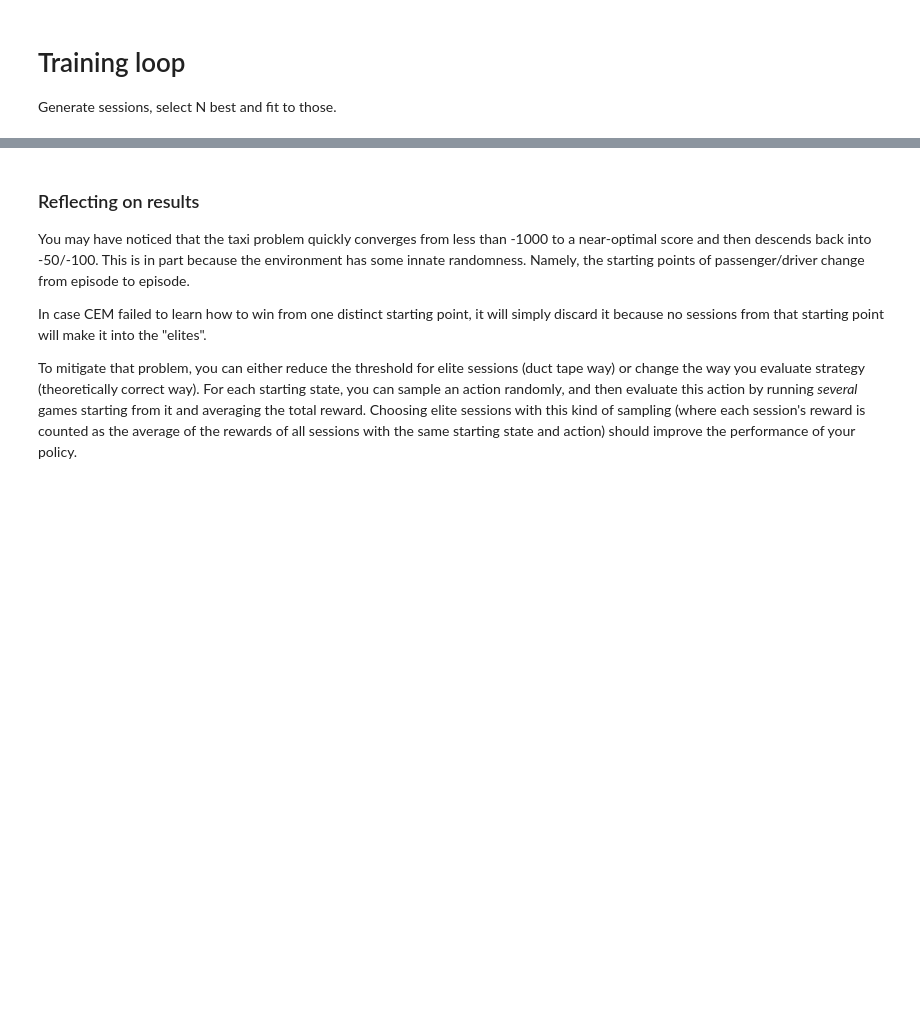
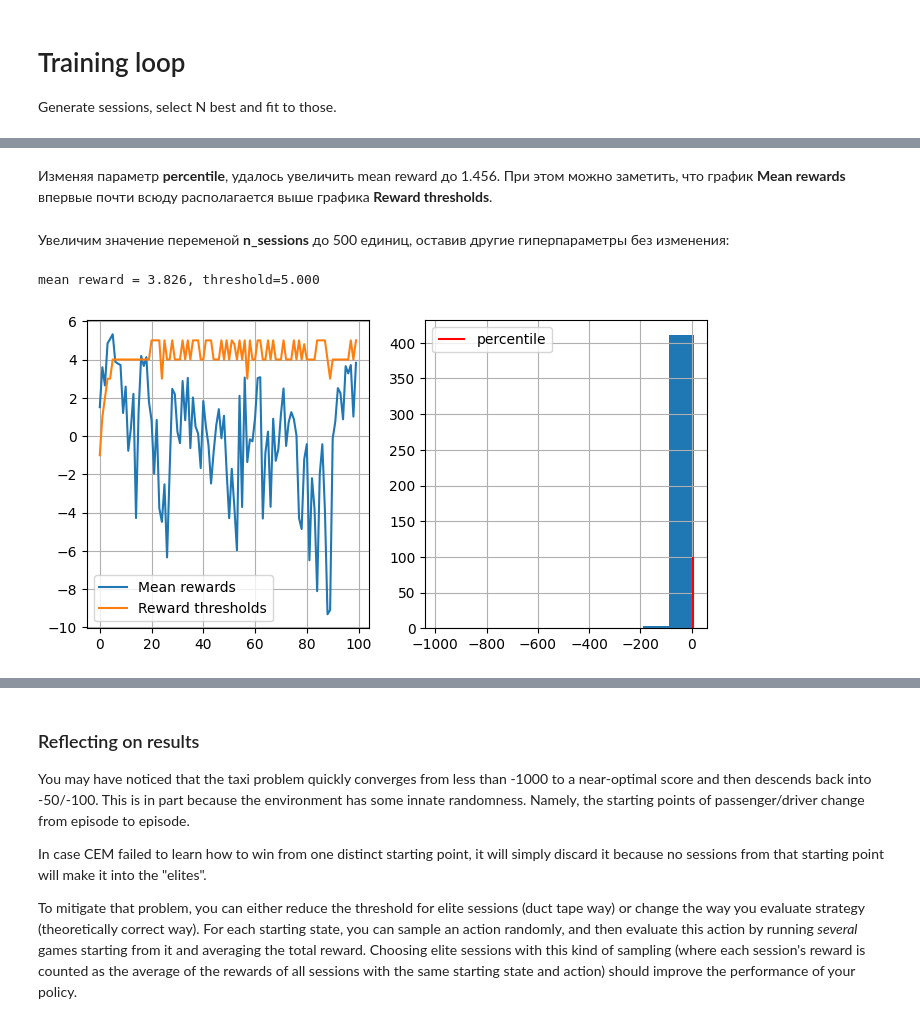
Before and after one commit to MLSukhanov/RL, a Jupyter notebook: crossentropy_method.ipynb, the cells around one changed output, grey strips where cells are left out. Drawn from its saved outputs; the diff is of its cells as text; code cells hidden in the pictures; blank space fills up the shorter version.

```diff
--- a/crossentropy_method.ipynb
+++ b/crossentropy_method.ipynb
@@ -334,0 +416,27 @@ mean reward = -124.692, threshold=4.000
+# %% [markdown]
+Изменяя параметр **percentile**, удалось увеличить mean reward до 1.456. При этом можно заметить, что график **Mean rewards** впервые почти всюду располагается выше графика **Reward thresholds**.
+# %% [markdown]
+Увеличим значение переменой **n_sessions** до 500 единиц, оставив другие гиперпараметры без изменения:
+# %%
+n_sessions = 500     # sample this many sessions
+percentile = 20     # take this percent of session with highest rewards
+learning_rate = 0.5  # how quickly the policy is updated, on a scale from 0 to 1
+
+log = []
+
+for i in range(100):
+    %time sessions = [ generate_session(env, policy) for _ in range(n_sessions) ]
+
+    states_batch, actions_batch, rewards_batch = zip(*sessions)
+
+    elite_states, elite_actions = select_elites(states_batch, actions_batch, rewards_batch, percentile)
+
+    new_policy = get_new_policy(elite_states, elite_actions)
+
+    policy = learning_rate * new_policy + (1 - learning_rate) * policy
+
+    # display results on chart
+    show_progress(rewards_batch, log, percentile)
+# %% [output]
+mean reward = 3.826, threshold=5.000
+[figure, added]
```
Also changed, not shown: parts of 25 cells of this notebook.
